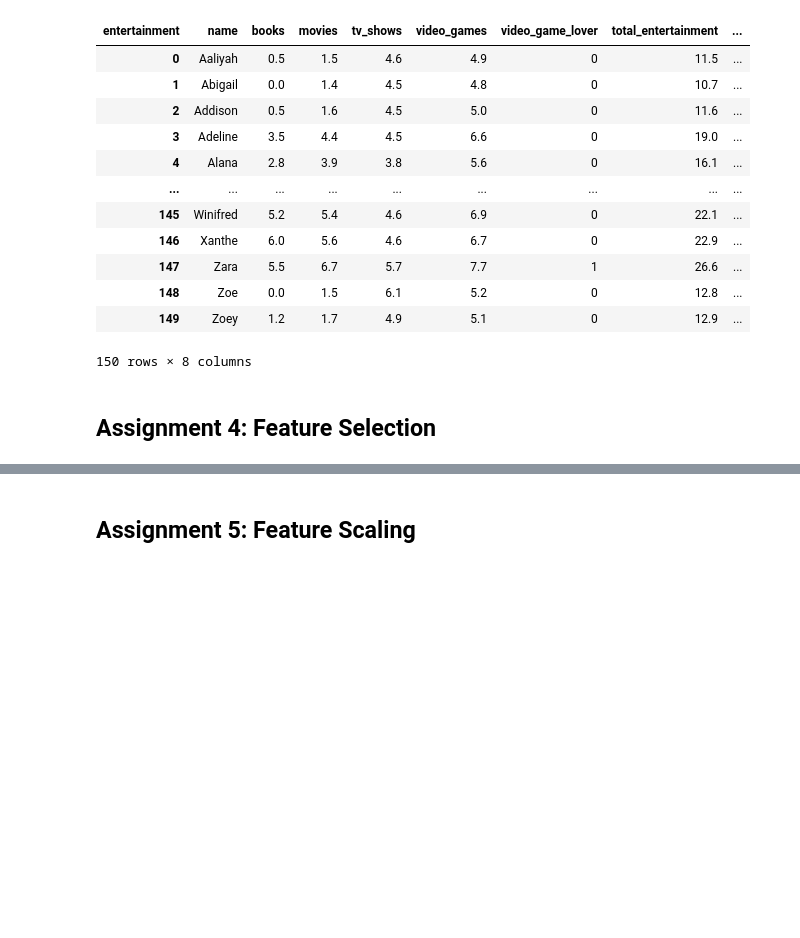
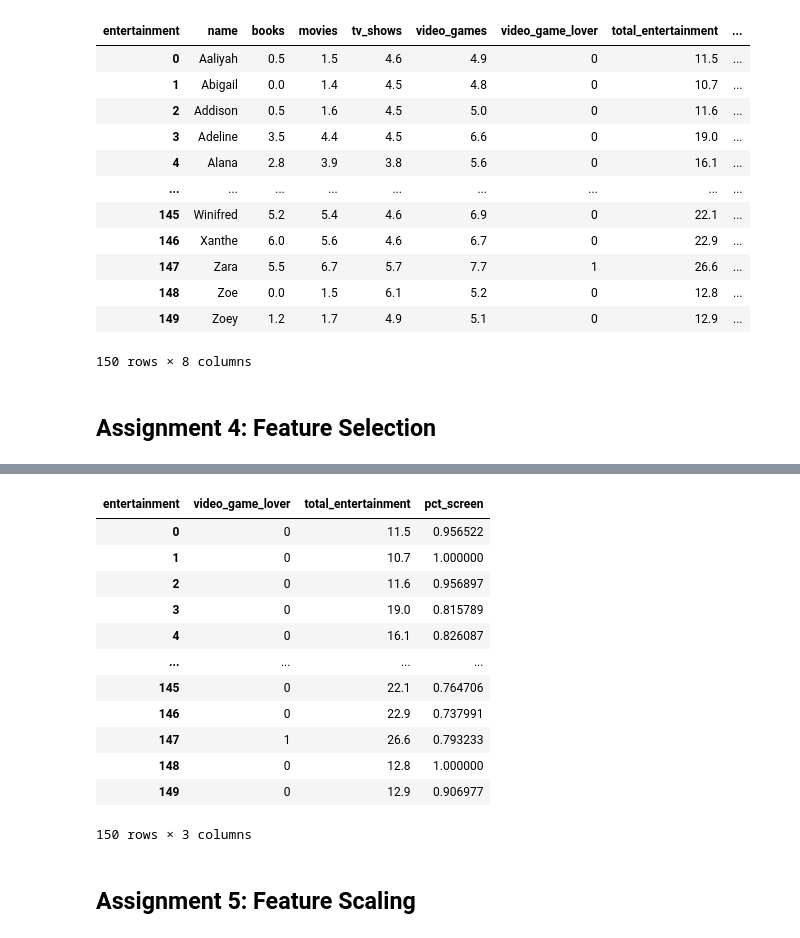
Before and after one commit to eek-dataguy/Unsupervised-ML, a Jupyter notebook: Course Assignment Notebooks/section03_data_prep_assignments.ipynb, the cells around one changed output, grey strips where cells are left out. Drawn from its saved outputs; the diff is of its cells as text; code cells hidden in the pictures; blank space fills up the shorter version.

```diff
--- a/Course Assignment Notebooks/section03_data_prep_assignments.ipynb
+++ b/Course Assignment Notebooks/section03_data_prep_assignments.ipynb
@@ -171,5 +186,21 @@ df
 # %%
 # 2. Save the three new columns of the DataFrame as its own DataFrame for modeling – video_game_lover, total_entertainment and pct_screen
+df_subset = df[['video_game_lover', 'total_entertainment', 'pct_screen']]
+df_subset
+# %% [output]
+| entertainment | video_game_lover | total_entertainment | pct_screen |
+| 0 | 0 | 11.5 | 0.956522 |
+| 1 | 0 | 10.7 | 1.000000 |
+| 2 | 0 | 11.6 | 0.956897 |
+| 3 | 0 | 19.0 | 0.815789 |
+| 4 | 0 | 16.1 | 0.826087 |
+| ... | ... | ... | ... |
+| 145 | 0 | 22.1 | 0.764706 |
+| 146 | 0 | 22.9 | 0.737991 |
+| 147 | 1 | 26.6 | 0.793233 |
+| 148 | 0 | 12.8 | 1.000000 |
+| 149 | 0 | 12.9 | 0.906977 |
+150 rows × 3 columns
 # %% [markdown]
 ## Assignment 5: Feature Scaling
 # %%
```
Also changed, not shown: parts of 1 cell of this notebook.
